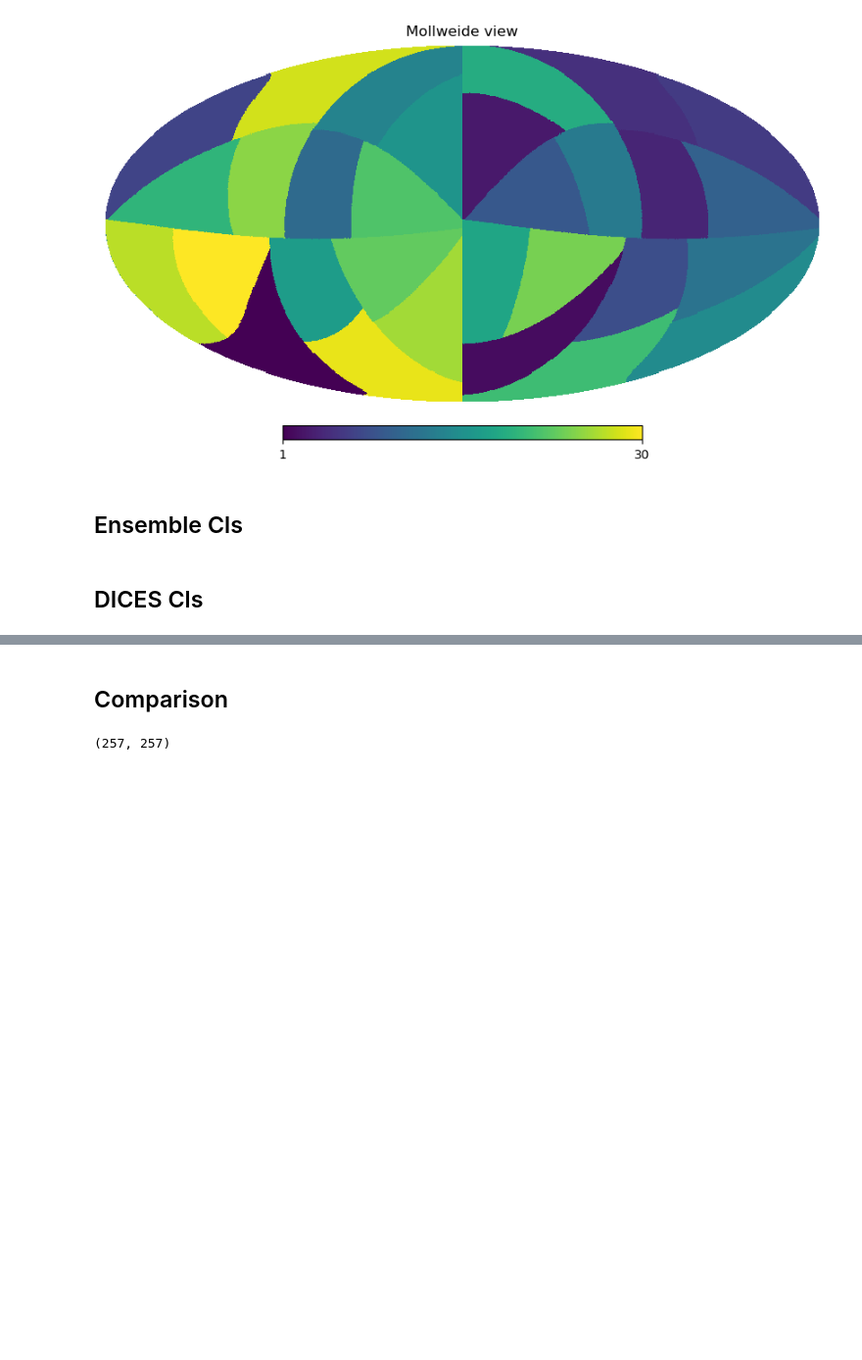
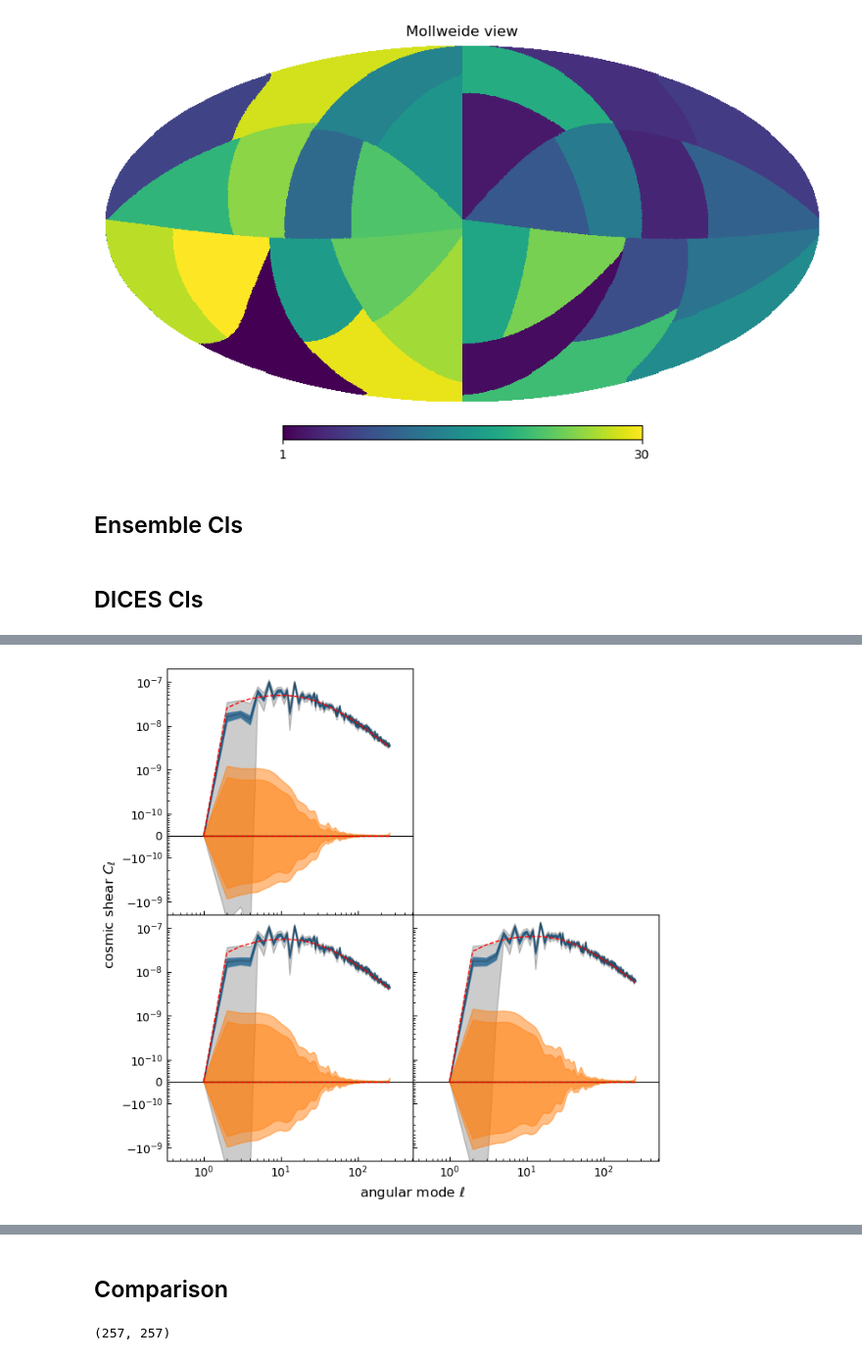
Before and after one commit to JaimeRZP/GLASS_challenge, a Jupyter notebook: process_sim_lab.ipynb, the cells around one changed output, grey strips where cells are left out. Shown at 98% size. Drawn from its saved outputs; the diff is of its cells as text; code cells hidden in the pictures; blank space fills up the shorter version.

```diff
--- a/process_sim_lab.ipynb
+++ b/process_sim_lab.ipynb
@@ -275,3 +277,82 @@ plt.show()
+# %%
+fig, ax = plt.subplots(nbins - 1, nbins - 1, figsize=(6, 6), sharex=True, sharey=True)
+
+for i in range(1, nbins):
+    for j in range(1, i):
+        ax[j - 1, i - 1].axis("off")
+    for j in range(i, nbins):
+        key = ("G_E", "G_E", i, j)
+        _vcl = _theory_cls[key][1:]
+        _cl = cls0[key][1:]
+        cl1m = cls1_m[key][1:]
+        cl1s = cls1_s[key][1:]
+        cl2m = cls2_m[key][1:]
+        cl2s = cls2_s[key][1:]
+        err = np.sqrt(np.diag(ensemble_cov[key]))[1:]
+        ax[j - 1, i - 1].fill_between(
+            ls[1:], cl1m-cl1s, cl1m+cl1s, color="C0", alpha=0.5
+        )
+        ax[j - 1, i - 1].fill_between(
+            ls[1:], cl2m-cl2s, cl2m+cl2s, color="C0", alpha=0.5
+        )
+        ax[j - 1, i - 1].plot(
+            ls[1:], _cl, color="k", alpha=0.2
+        )
+        ax[j - 1, i - 1].fill_between(
+            ls[1:], _cl-err, _cl+err, color="k", alpha=0.2
+        )
+        ax[j - 1, i - 1].plot(
+            ls[1:], _vcl, "r--", lw=1.0, zorder=4.0
+        )
+
+        key = ("G_B", "G_B", i, j)
+        _vcl = _theory_cls[key][1:]
+        _cl = cls0[key][1:]
+        cl1m = cls1_m[key][1:]
+        cl1s = cls1_s[key][1:]
+        cl2m = cls2_m[key][1:]
+        cl2s = cls2_s[key][1:]
+        err = np.sqrt(np.diag(ensemble_cov[key]))[1:]
+        ax[j - 1, i - 1].fill_between(
+            ls[1:], cl1m-cl1s, cl1m+cl1s, color="C1", alpha=0.5
+        )
+        ax[j - 1, i - 1].fill_between(
+            ls[1:], cl2m-cl2s, cl2m+cl2s, color="C1", alpha=0.5
+        )
+        ax[j - 1, i - 1].plot(
+            ls[1:], _cl, color="k", alpha=0.2
+        )
+        ax[j - 1, i - 1].fill_between(
+            ls[1:], _cl-err, _cl+err, color="k", alpha=0.2
+        )
+        ax[j - 1, i - 1].plot(
+            ls[1:], _vcl, "r--", lw=1.0, zorder=4.0
+        )
+        ax[j - 1, i - 1].axhline(0.0, c="k", lw=0.8, zorder=-1)
+        ax[j - 1, i - 1].tick_params(axis="both", which="both", direction="in")
+
+ax[0, 0].set_xscale("log")
+if binned:
+    ax[0, 0].set_xlim(10, lmax * 2)
+else:
+    ax[0, 0].set_xlim(1 / 3, lmax * 2)
+ax[0, 0].xaxis.get_major_locator().set_params(numticks=99)
+ax[0, 0].xaxis.get_minor_locator().set_params(
+    numticks=99, subs=np.arange(0.1, 1.0, 0.1)
+)
+ax[0, 0].set_yscale(
+    "symlog", linthresh=1e-10, linscale=0.45, subs=np.arange(0.1, 1.0, 0.1)
+)
+ax[0, 0].set_ylim(-2e-9, 2e-7)
+
+fig.subplots_adjust(left=0.0, bottom=0.0, right=1.0, top=1.0, wspace=0.0, hspace=0.0)
+
+fig.supxlabel("angular mode $\\ell$", y=-0.05, va="top")
+fig.supylabel("cosmic shear $C_\\ell$", x=-0.1, ha="right")
+
+plt.show()
+# %% [output]
+[figure, added]
 # %%
 fig, ax = plt.subplots(nbins - 1, nbins - 1, figsize=(6, 6), sharex=True, sharey=True)
 
```
Also changed, not shown: parts of 6 cells of this notebook, 6 other files.
